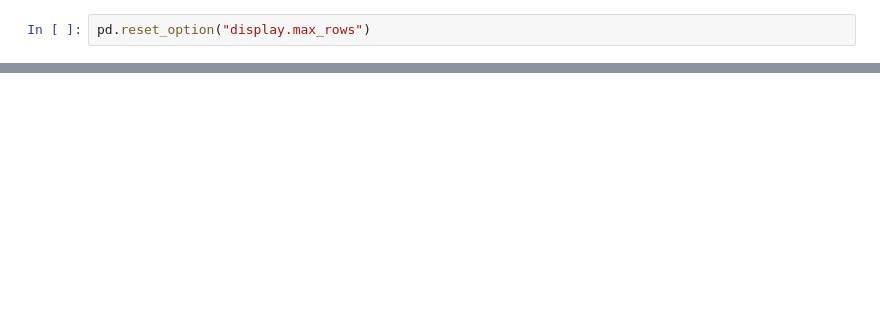
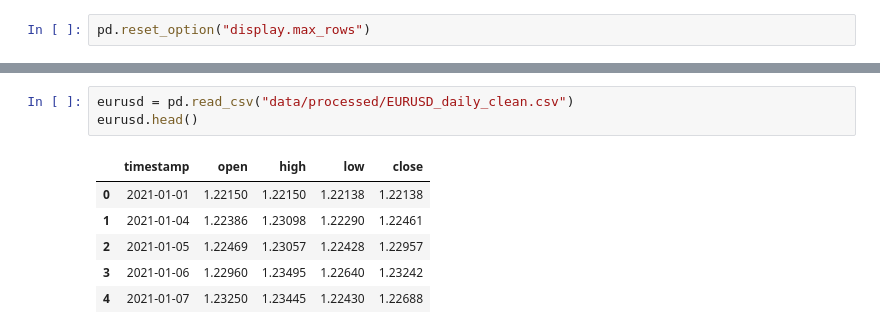
Before and after one commit to SimonPathula/volatility-radar, a Jupyter notebook: notebooks/merging_data.ipynb, the cells around one changed output, grey strips where cells are left out. Drawn from its saved outputs; the diff is of its cells as text; blank space fills up the shorter version.

```diff
--- a/notebooks/merging_data.ipynb
+++ b/notebooks/merging_data.ipynb
@@ -46,0 +83,10 @@ pd.reset_option("display.max_rows")
+# %%
+eurusd = pd.read_csv("data/processed/EURUSD_daily_clean.csv")
+eurusd.head()
+# %% [output]
+|  | timestamp | open | high | low | close |
+| 0 | 2021-01-01 | 1.22150 | 1.22150 | 1.22138 | 1.22138 |
+| 1 | 2021-01-04 | 1.22386 | 1.23098 | 1.22290 | 1.22461 |
+| 2 | 2021-01-05 | 1.22469 | 1.23057 | 1.22428 | 1.22957 |
+| 3 | 2021-01-06 | 1.22960 | 1.23495 | 1.22640 | 1.23242 |
+| 4 | 2021-01-07 | 1.23250 | 1.23445 | 1.22430 | 1.22688 |
```
Also changed, not shown: parts of 19 cells of this notebook, 8 other files.
